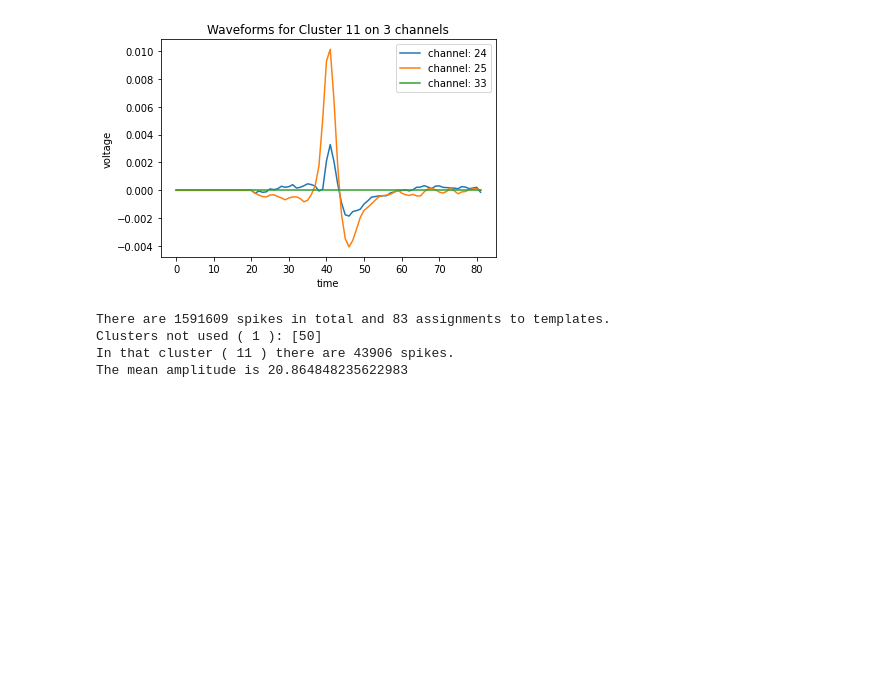
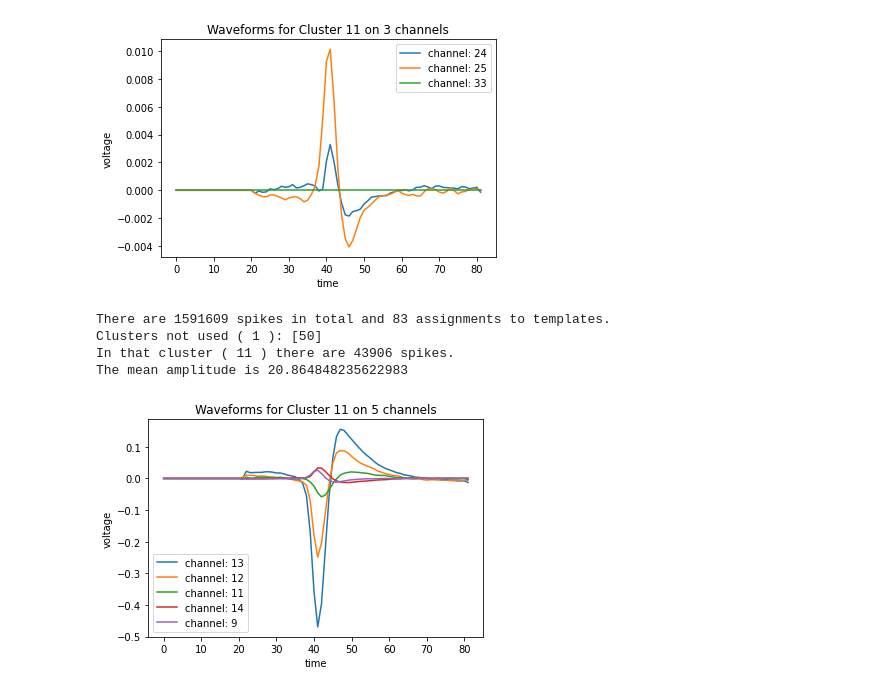
Before and after one commit to kevin-allen/spikeA, a Jupyter notebook: docs_notebooks/cluster_waveform_testing.ipynb, the cells around one changed output. Saved outputs shown, nothing was run; the diff lists cells and outputs as text; code cells hidden in the pictures; blank space fills up the shorter version.

Commit message:
get channels with max amplitude

```diff
--- a/docs_notebooks/cluster_waveform_testing.ipynb
+++ b/docs_notebooks/cluster_waveform_testing.ipynb
@@ -72,3 +71,24 @@ There are 1591609 spikes in total and 83 assignments to templates.
 Clusters not used ( 1 ): [50]
 In that cluster ( 11 ) there are 43906 spikes.
 The mean amplitude is 20.864848235622983
+# %%
+# get peak to peak amplitude for each channel
+amps = np.ptp(template_cluster,axis=0)
+channel_amps = np.array([range(n_channels),amps]).T
+channel_amps = np.flip(sorted(channel_amps, key=lambda x: x[1]))
+channels_with_highest_amp = channel_amps[:5,1]
+channels = channels_with_highest_amp.astype(int)
+# %%
+# plot all channels
+#channels = range(n_channels)
+
+for channel in channels:
+	plt.plot( template_cluster[:,channel] , label="channel: "+str(channel) )
+
+plt.title("Waveforms for Cluster "+str(cluster)+" on "+str(len(channels))+" channels")
+plt.xlabel("time")
+plt.ylabel("voltage")
+plt.legend()
+plt.show()
+# %% [output]
+[figure, added]
```
Also changed, not shown: parts of 3 cells of this notebook.
